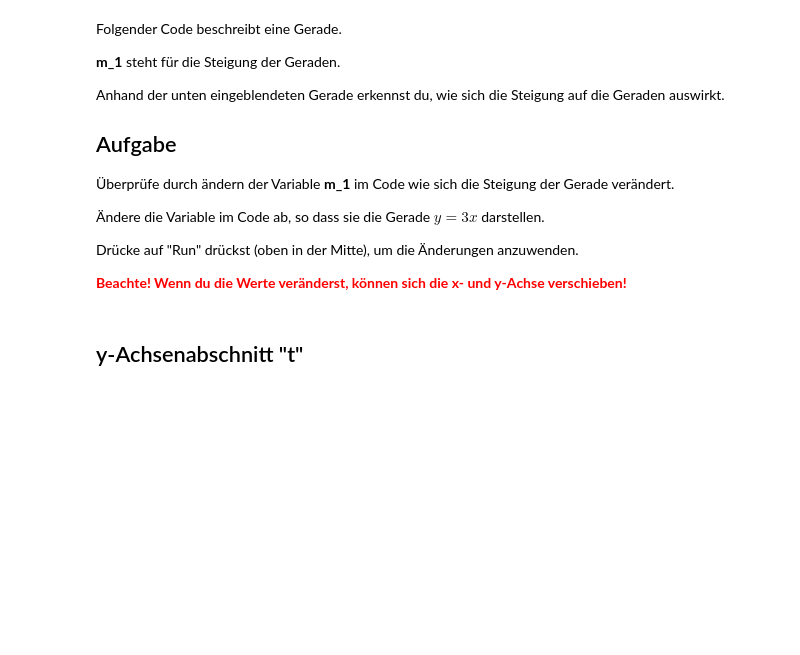
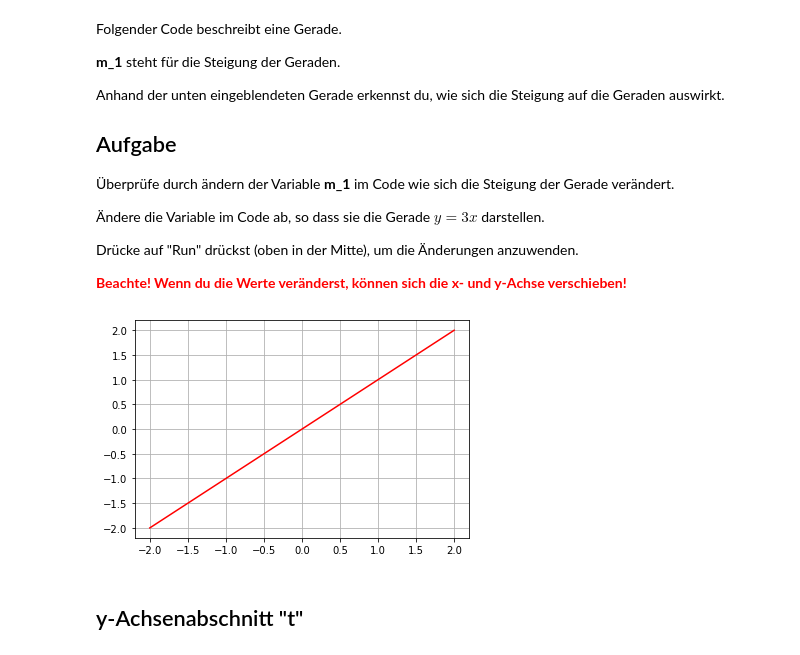
Before and after one commit to osamamehdi/Geraden, a Jupyter notebook: GeradenBasics.ipynb, the cells around one changed output. Cells and saved outputs as stored; diff of their text form; code cells hidden in the pictures; blank space fills up the shorter version.

```diff
--- a/GeradenBasics.ipynb
+++ b/GeradenBasics.ipynb
@@ -62,21 +62,23 @@ Drücke auf "Run" drückst (oben in der Mitte), um die Änderungen anzuwenden.
 # %%
 import matplotlib.pyplot as plt
 
 xs = []
 ys_1 = []
 ys_2 = []
 
-m_1 = 3
+m_1 = 1
 
 t_1 = 0
 
 for x in range(-2, 3):
     xs.append(x)
     ys_1.append((m_1 * x) + t_1)
 
 plt.plot(xs, ys_1, "r-") # Rote Gerade = y
 plt.grid(True)
 plt.show()
+# %% [output]
+[figure, added]
 # %% [markdown]
 ## y-Achsenabschnitt "t"
 # %% [markdown]
```
